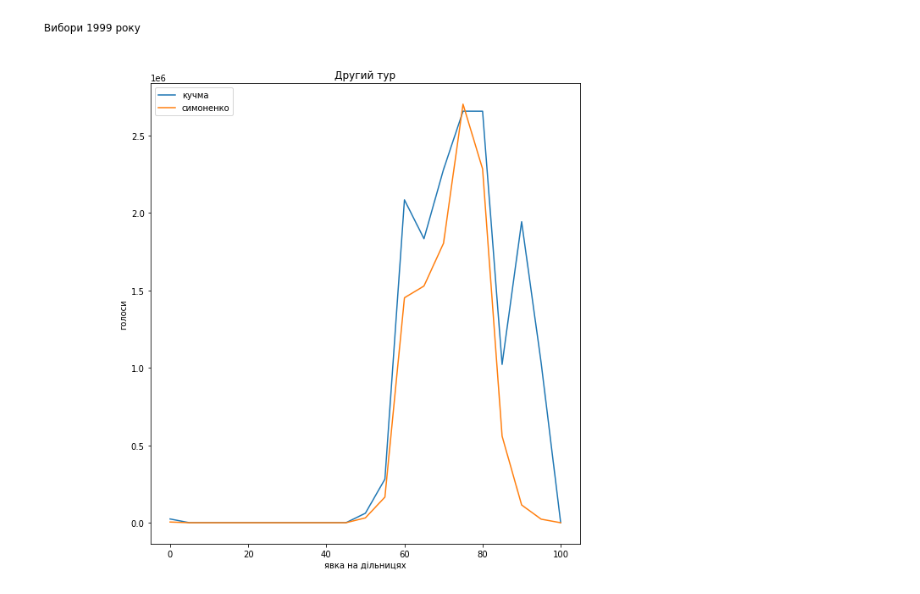
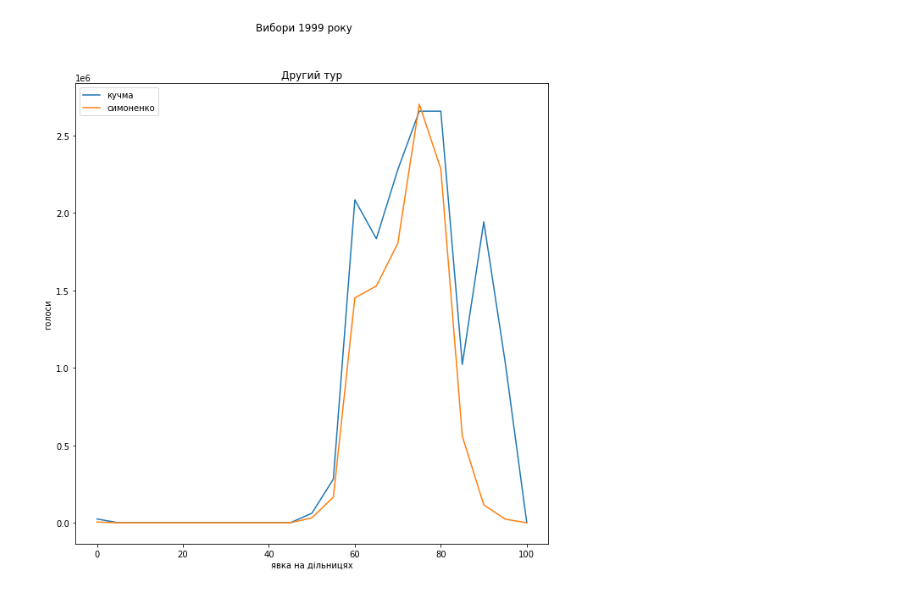
Before and after one commit to alexkernphysiker/ukr-elections, a Jupyter notebook: election_plots.ipynb, the cells around one changed output. Drawn from its saved outputs; the diff is of its cells as text; code cells hidden in the pictures.

```diff
--- a/election_plots.ipynb
+++ b/election_plots.ipynb
@@ -4,7 +81,7 @@ from Distribution import *
 # %%
 def get_attendance(name):
     for item in get_columns(13,name):
-        yield [item[0], item[7]/item[4]]
+        yield [item[0], item[9]/item[4]]
         pass
     pass
 
@@ -53,7 +130,6 @@ fig=plt.figure()
 fig.set_size_inches(20 , 10, forward=True)
 fig.suptitle("Вибори 2019 року")
 fig.show()
-compr=5
 
 ax=fig.add_subplot(121)
 for name in ["зеленський","порошенко","тимошенко","бойко"]:
@@ -91,33 +260,33 @@ candidates2={
     }
 
 def get_2nd_for(name):
     cand=candidates2[name]
     for att,voices in zip(get_attendance("ukr_1999/1411-general.txt"),get_columns(cand[2],cand[0])):
         if att[0]==voices[0]:
             yield (att[0],voices[cand[1]],att[1])
             pass
         else:
             print("MISMATCH",att[0],voices[0])
             return
             pass
         pass
     pass
 
 fig=plt.figure()
-fig.set_size_inches(20 , 10, forward=True)
+fig.set_size_inches(10 , 10, forward=True)
 fig.suptitle("Вибори 1999 року")
 fig.show()
 
-ax=fig.add_subplot(122)
+ax=fig.add_subplot(111)
 for name in ["кучма","симоненко"]:
     data=prepare_data(compr,get_2nd_for(name),ua)
     ax.plot([x*compr for x in range(len(data))],data, label=name);
     pass
 ax.title.set_text("Другий тур")
 ax.set_xlabel("явка на дільницях")
 ax.set_ylabel("голоси")
 ax.legend(loc=2)
 
 plt.draw()
 # %% [output]
-[figure, old version]
+[figure, new version]
```
Also changed, not shown: parts of 5 cells of this notebook, 8 other files.
